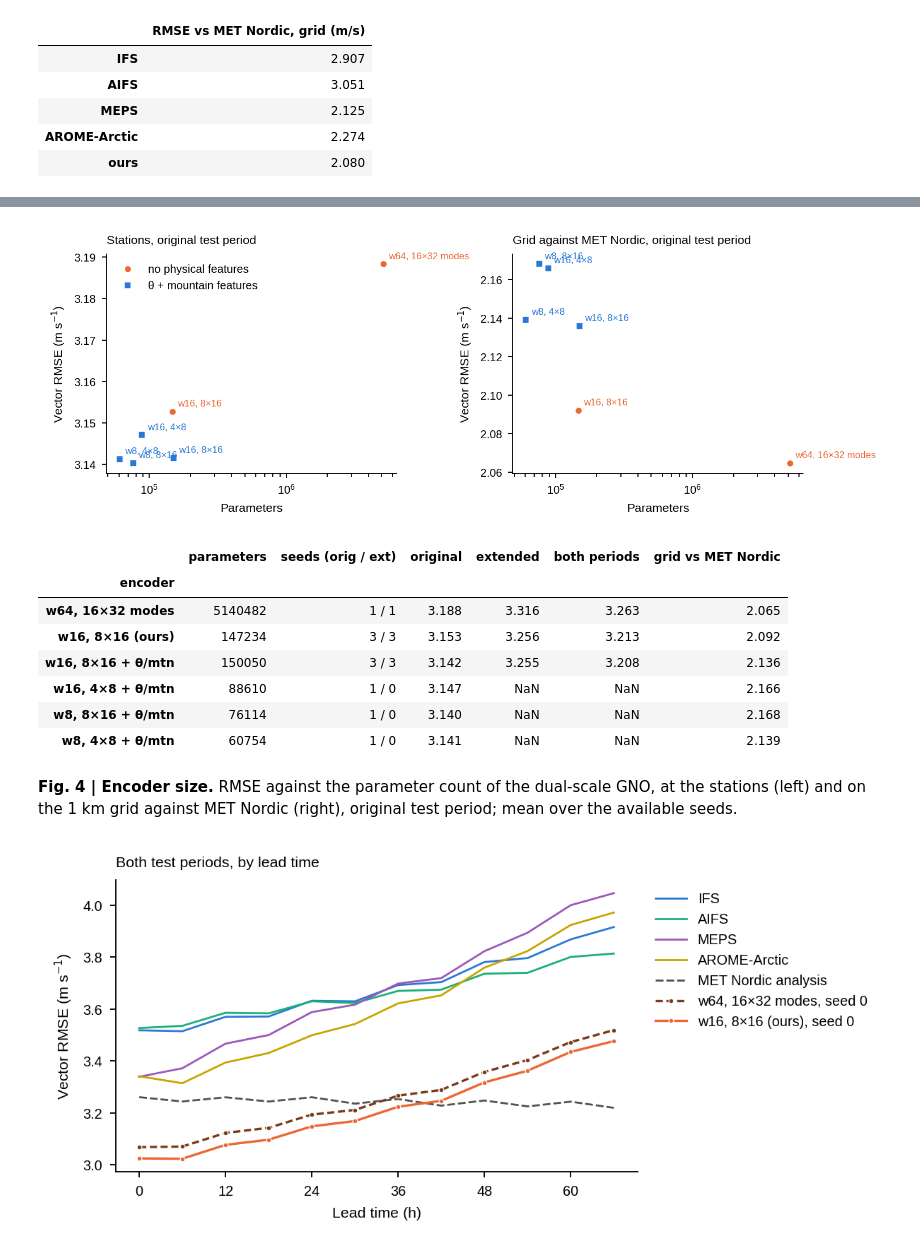
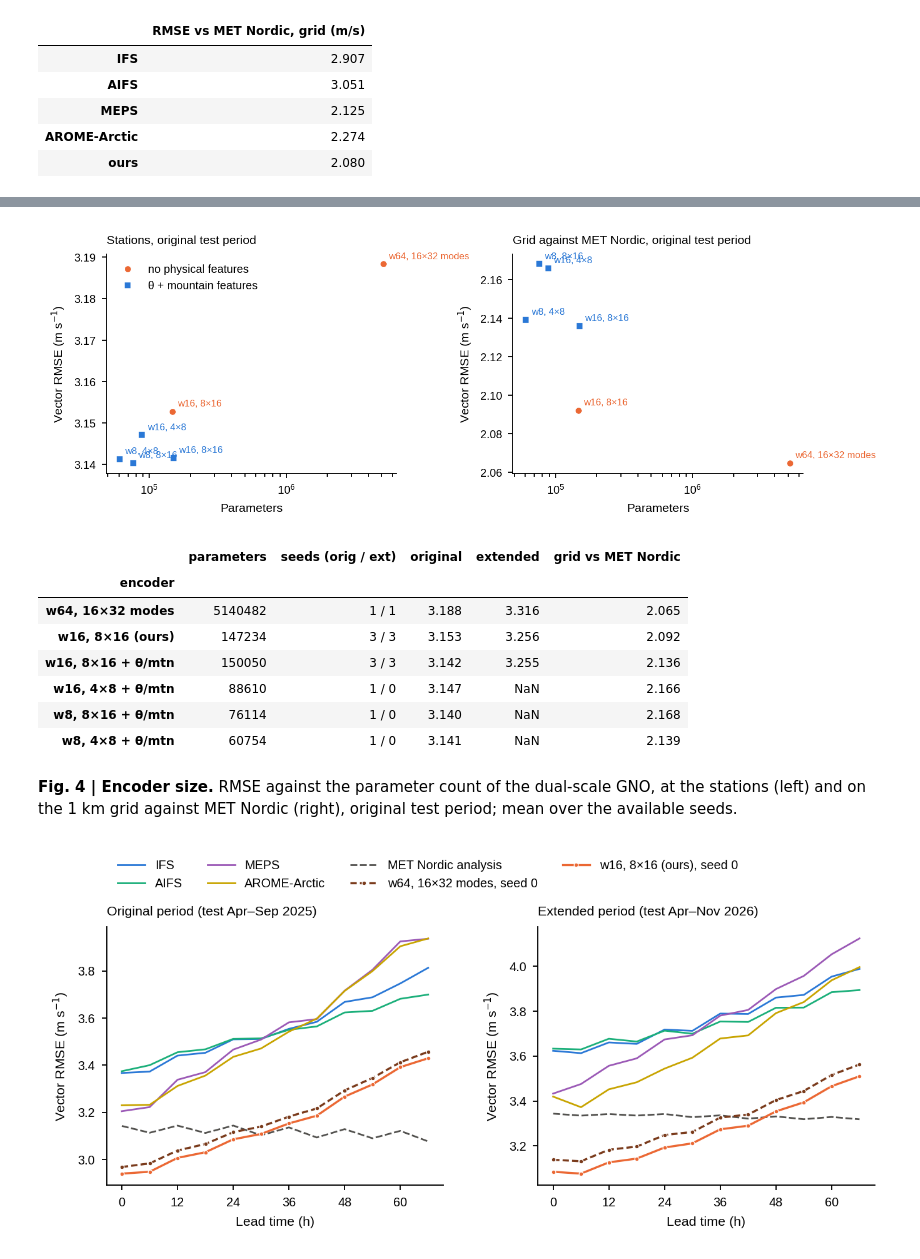
Before and after one commit to chensy618/windcast, a Jupyter notebook: notebooks/06_four_fields.ipynb, the cells around one changed output, grey strips where cells are left out. Drawn from its saved outputs; the diff is of its cells as text; code cells hidden in the pictures.

```diff
--- a/notebooks/06_four_fields.ipynb
+++ b/notebooks/06_four_fields.ipynb
@@ -216,0 +72,15 @@ Ours is applied at every cell as at a station.
+# %%
+LEADS = PER['original']['P'].leads
+PTITLE = {'original': 'Original period (test Apr–Sep 2025)', 'extended': 'Extended period (test Apr–Nov 2026)'}
+LEAD = {per: pd.DataFrame({k: d['P'].rmse_lead(d['F'][k]) for k in STYLE}, index=pd.Index(LEADS, name='lead (h)'))
+        for per, d in PER.items()}
+
+fig, axs = plt.subplots(1, 2, figsize=(183 * MM, 66 * MM), gridspec_kw=dict(wspace=.28))
+for ax, (per, lt) in zip(axs, LEAD.items()):
+    for k, (col, ls, mk) in STYLE.items():
+        ax.plot(LEADS, lt[k], color=col, ls=ls, marker=mk, ms=2.4, mec='white', mew=.4, lw=1.0, label=k)
+    ax.set(xlabel='Lead time (h)', ylabel='Vector RMSE (m s$^{-1}$)', xticks=LEADS[::2])
+    ax.set_title(PTITLE[per], fontsize=7, loc='left')
+axs[0].legend(ncol=6, loc='lower left', bbox_to_anchor=(0, 1.1), handlelength=2.2, columnspacing=1.2)
+save(fig, 'fig1a_rmse_lead')
+plt.show()
@@ -281,8 +394,6 @@ for lab, tag, phys, gk in ENC:
          'seeds (orig / ext)': f"{len(fs['original'])} / {len(fs['extended'])}"}
     for per, d in PER.items():
         r[per] = np.mean([d['P'].rmse(f) for f in fs[per].values()]) if fs[per] else np.nan
-    both = sorted(set(fs['original']) & set(fs['extended']))
-    r['both periods'] = np.mean([rmse_pooled({per: fs[per][s] for per in PER}) for s in both]) if both else np.nan
     r['grid vs MET Nordic'] = float(np.sqrt(G[f'se_seed_{gk}'] / cnt.sum()).mean())
     rows.append(r)
 enc = pd.DataFrame(rows).set_index('encoder')
@@ -305,32 +416,32 @@ plt.show()
 enc.round(3)
 # %% [output]
 [figure]
-|  | parameters | seeds (orig / ext) | original | extended | both periods | grid vs MET Nordic |
-| encoder |  |  |  |  |  |  |
-| w64, 16×32 modes | 5140482 | 1 / 1 | 3.188 | 3.316 | 3.263 | 2.065 |
-| w16, 8×16 (ours) | 147234 | 3 / 3 | 3.153 | 3.256 | 3.213 | 2.092 |
-| w16, 8×16 + θ/mtn | 150050 | 3 / 3 | 3.142 | 3.255 | 3.208 | 2.136 |
-| w16, 4×8 + θ/mtn | 88610 | 1 / 0 | 3.147 | NaN | NaN | 2.166 |
-| w8, 8×16 + θ/mtn | 76114 | 1 / 0 | 3.140 | NaN | NaN | 2.168 |
-| w8, 4×8 + θ/mtn | 60754 | 1 / 0 | 3.141 | NaN | NaN | 2.139 |
+|  | parameters | seeds (orig / ext) | original | extended | grid vs MET Nordic |
+| encoder |  |  |  |  |  |
+| w64, 16×32 modes | 5140482 | 1 / 1 | 3.188 | 3.316 | 2.065 |
+| w16, 8×16 (ours) | 147234 | 3 / 3 | 3.153 | 3.256 | 2.092 |
+| w16, 8×16 + θ/mtn | 150050 | 3 / 3 | 3.142 | 3.255 | 2.136 |
+| w16, 4×8 + θ/mtn | 88610 | 1 / 0 | 3.147 | NaN | 2.166 |
+| w8, 8×16 + θ/mtn | 76114 | 1 / 0 | 3.140 | NaN | 2.168 |
+| w8, 4×8 + θ/mtn | 60754 | 1 / 0 | 3.141 | NaN | 2.139 |
 # %% [markdown]
 **Fig. 4 | Encoder size.** RMSE against the parameter count of the dual-scale GNO, at the stations
 (left) and on the 1 km grid against MET Nordic (right), original test period; mean over the available
 seeds.
 # %%
-# by lead time, both periods pooled: width 64 vs ours (seed 0 only for both, to compare like with like)
-fig, ax = plt.subplots(figsize=(110 * MM, 62 * MM))
-for k in ['IFS', 'AIFS', 'MEPS', 'AROME-Arctic', 'MET Nordic analysis']:
-    col, ls, mk = STYLE[k]
-    ax.plot(LEADS, lead_tab[k], color=col, ls=ls, lw=.9, label=k)
-for lab, c, ls in [('w64, 16×32 modes', '#7a3b1c', (0, (3, 1.5))), ('w16, 8×16 (ours)', ORANGE, '-')]:
-    fs = {per: ENCF[lab][per][0] for per in PER}
-    ax.plot(LEADS, [rmse_pooled(fs, j) for j in range(len(LEADS))], color=c, ls=ls, marker='o', ms=2.2,
-            mec='white', mew=.4, lw=1.1, label=lab + ', seed 0')
-ax.set(xlabel='Lead time (h)', ylabel='Vector RMSE (m s$^{-1}$)', xticks=LEADS[::2])
-ax.legend(loc='upper left', bbox_to_anchor=(1.01, 1), handlelength=2.2)
-ax.set_title('Both test periods, by lead time', fontsize=7, loc='left')
+# by lead time per period: width 64 vs ours (seed 0 only for both, to compare like with like)
+fig, axs = plt.subplots(1, 2, figsize=(183 * MM, 62 * MM), gridspec_kw=dict(wspace=.28))
+for ax, (per, d) in zip(axs, PER.items()):
+    for k in ['IFS', 'AIFS', 'MEPS', 'AROME-Arctic', 'MET Nordic analysis']:
+        col, ls, mk = STYLE[k]
+        ax.plot(LEADS, LEAD[per][k], color=col, ls=ls, lw=.9, label=k)
+    for lab, c, ls in [('w64, 16×32 modes', '#7a3b1c', (0, (3, 1.5))), ('w16, 8×16 (ours)', ORANGE, '-')]:
+        ax.plot(LEADS, d['P'].rmse_lead(ENCF[lab][per][0]), color=c, ls=ls, marker='o', ms=2.2,
+                mec='white', mew=.4, lw=1.1, label=lab + ', seed 0')
+    ax.set(xlabel='Lead time (h)', ylabel='Vector RMSE (m s$^{-1}$)', xticks=LEADS[::2])
+    ax.set_title(PTITLE[per], fontsize=7, loc='left')
+axs[0].legend(ncol=4, loc='lower left', bbox_to_anchor=(0, 1.1), handlelength=2.2)
 save(fig, 'fig5_encoder_lead')
 plt.show()
 # %% [output]
-[figure, old version]
+[figure, new version]
```
Also changed, not shown: parts of 21 cells of this notebook.
